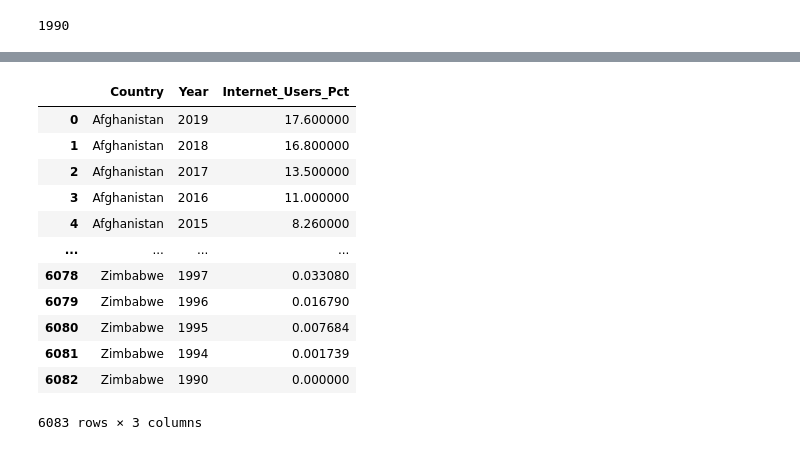
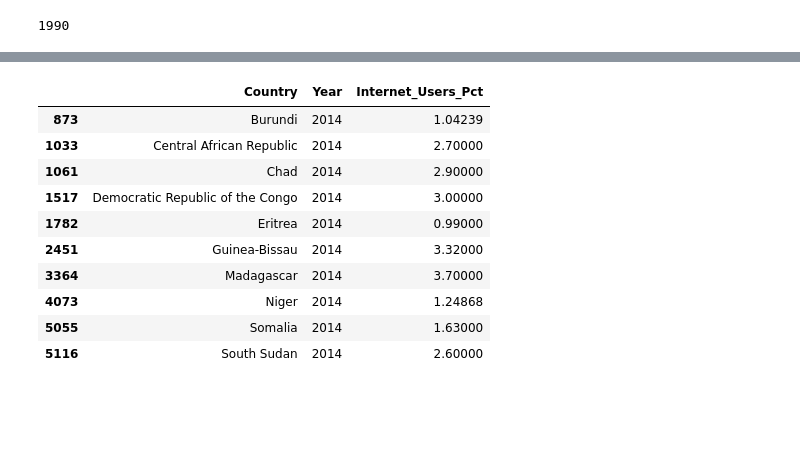
Before and after one commit to NSS-Data-Analytics-Cohort-13/un-exploration-Sobia005, a Jupyter notebook: notebooks/gdp_project.ipynb, the cells around one changed output, grey strips where cells are left out. Cells and saved outputs as stored; diff of their text form; code cells hidden in the pictures; blank space fills up the shorter version.

```diff
--- a/notebooks/gdp_project.ipynb
+++ b/notebooks/gdp_project.ipynb
@@ -710,4 +710,4 @@ internet_df[internet_df['Internet_Users_Pct']>0]['Year'].min()
 # %%
 # 18. How does the distribution of internet users percent differ for 2000 and 2014?
 # %%
-two_year_distribution = internet_df[internet_df['Year'].isin([2000,2014])]
+distribution_year = internet_df[internet_df['Year'].isin([2000,2014])]
@@ -732,18 +769,16 @@ NameError: name 'two_year_distribution' is not defined
 # %%
 # 19. For how many countries was the percentage of internet users below 5% in 2014?
 # %%
-internet_df[internet_df['Internet_Users_Pct']>0]['Year'].min()
+distribution_year[(distribution_year['Internet_Users_Pct']<5) & (distribution_year['Year']==2014)]
 # %% [output]
 |  | Country | Year | Internet_Users_Pct |
-| 0 | Afghanistan | 2019 | 17.600000 |
-| 1 | Afghanistan | 2018 | 16.800000 |
-| 2 | Afghanistan | 2017 | 13.500000 |
-| 3 | Afghanistan | 2016 | 11.000000 |
-| 4 | Afghanistan | 2015 | 8.260000 |
-| ... | ... | ... | ... |
-| 6078 | Zimbabwe | 1997 | 0.033080 |
-| 6079 | Zimbabwe | 1996 | 0.016790 |
-| 6080 | Zimbabwe | 1995 | 0.007684 |
-| 6081 | Zimbabwe | 1994 | 0.001739 |
-| 6082 | Zimbabwe | 1990 | 0.000000 |
+| 873 | Burundi | 2014 | 1.04239 |
+| 1033 | Central African Republic | 2014 | 2.70000 |
+| 1061 | Chad | 2014 | 2.90000 |
+| 1517 | Democratic Republic of the Congo | 2014 | 3.00000 |
+| 1782 | Eritrea | 2014 | 0.99000 |
+| 2451 | Guinea-Bissau | 2014 | 3.32000 |
+| 3364 | Madagascar | 2014 | 3.70000 |
+| 4073 | Niger | 2014 | 1.24868 |
+| 5055 | Somalia | 2014 | 1.63000 |
+| 5116 | South Sudan | 2014 | 2.60000 |
-6083 rows × 3 columns
```
Also changed, not shown: parts of 6 cells of this notebook.
